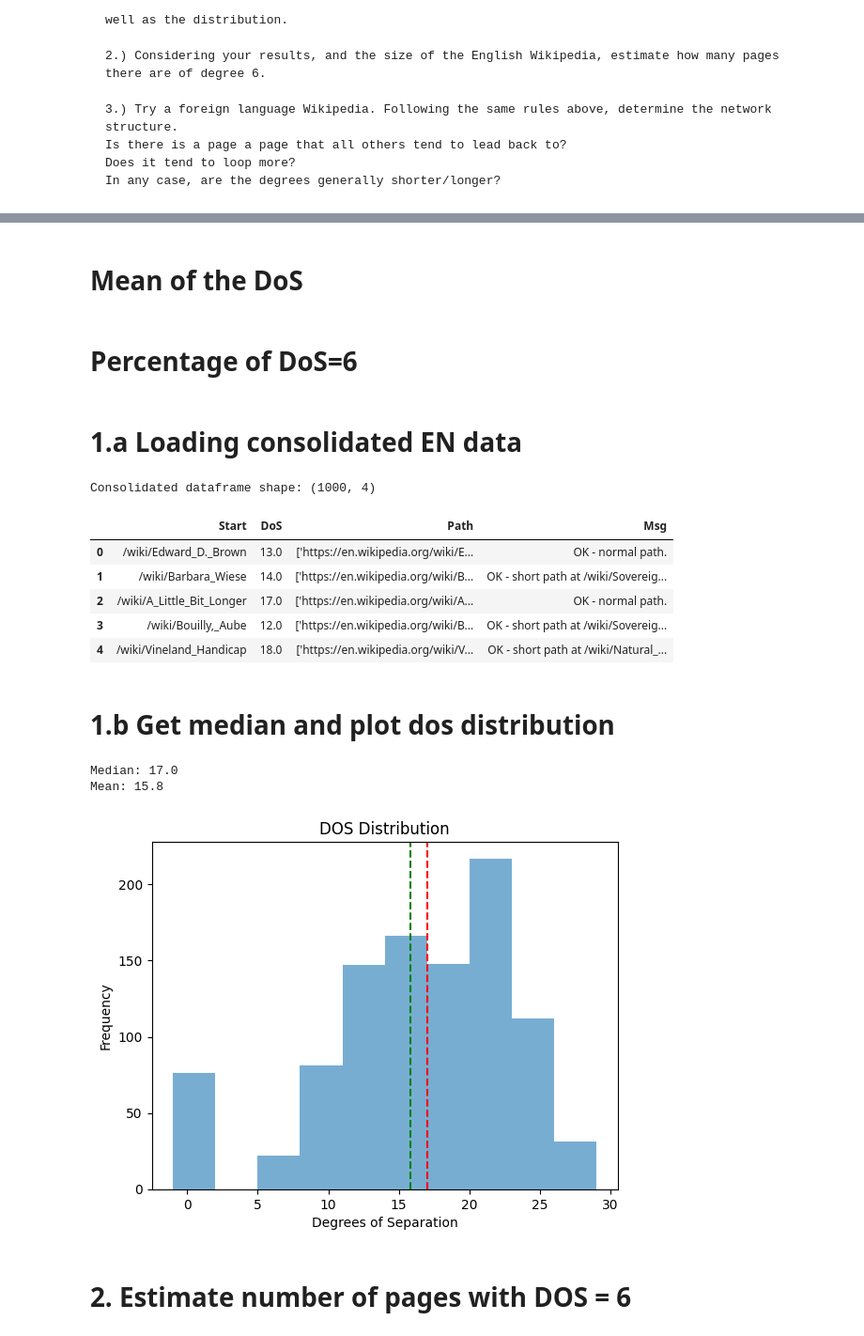
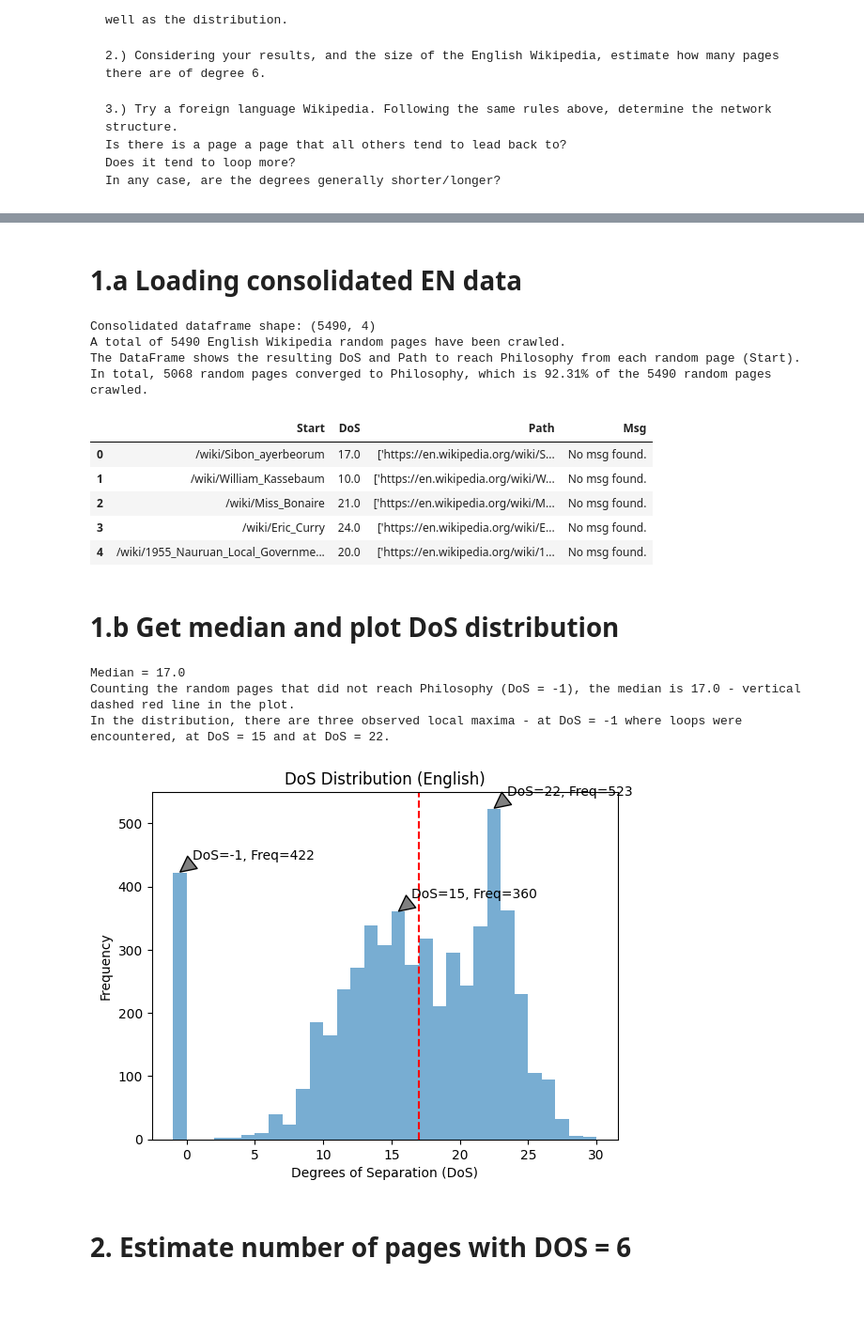
Before and after one commit to jrenzodorado/LT2_DMW_Lab, a Jupyter notebook: Advanced.ipynb, the cells around one changed output, grey strips where cells are left out. Shown at 94% size. Saved outputs shown, nothing was run; the diff lists cells and outputs as text; code cells hidden in the pictures; blank space fills up the shorter version.

Commit message:
multiple changes for Advanced

```diff
--- a/Advanced.ipynb
+++ b/Advanced.ipynb
@@ -46,13 +133,0 @@ def load_data(folder_path):
-# %%
-def plot_dos(df,med, mean):
-    # df['DoS'].plot(kind="hist", bins=20, title = 'DOS Distribution');
-    fig, ax = plt.subplots()
-
-    ax.hist(df['DoS'], alpha = 0.6)
-
-    ax.set_title('DOS Distribution')
-    ax.set_xlabel('Degrees of Separation')
-    ax.set_ylabel('Frequency')
-
-    ax.axvline(med, color='r', linestyle = '--')
-    ax.axvline(mean, color='g', linestyle = '--')
@@ -66,2 +133,0 @@ def get_median(df):
-# %% [markdown]
-# Mean of the DoS
@@ -73,2 +133,0 @@ def get_mean(df):
-# %% [markdown]
-# Percentage of DoS=6
@@ -78,26 +134,39 @@ def get_percentage(df):
 # %% [markdown]
 # 1.a  Loading consolidated EN data
 # %%
-f = ['', '_f', '_val_0514', '_josh_0515']
-en = load_data(f'english_data_advanced/en_conso{f[3]}')
-en.head()
+f = ['', '_f', '_val_0514', '_josh_0515', '_test']
+en = load_data(f'english_data_advanced/en_conso{f[0]}')
+print(f'A total of {en.shape[0]} English Wikipedia random pages have been crawled.')
+print(f'The DataFrame shows the resulting DoS and Path to reach Philosophy from each random page (Start).')
+_, nsuccess, ntotal, p = get_query(en, 'DoS != -1')
+print(f'In total, {nsuccess} random pages converged to Philosophy, which is {p:.2%} of the {ntotal} random pages crawled.')
+display(en.head())
 # %% [output]
-Consolidated dataframe shape: (1000, 4)
+Consolidated dataframe shape: (5490, 4)
+A total of 5490 English Wikipedia random pages have been crawled.
+The DataFrame shows the resulting DoS and Path to reach Philosophy from each random page (Start).
+In total, 5068 random pages converged to Philosophy, which is 92.31% of the 5490 random pages crawled.
 |  | Start | DoS | Path | Msg |
-| 0 | /wiki/Edward_D._Brown | 13.0 | ['https://en.wikipedia.org/wiki/E... | OK - normal path. |
-| 1 | /wiki/Barbara_Wiese | 14.0 | ['https://en.wikipedia.org/wiki/B... | OK - short path at /wiki/Sovereig... |
-| 2 | /wiki/A_Little_Bit_Longer | 17.0 | ['https://en.wikipedia.org/wiki/A... | OK - normal path. |
-| 3 | /wiki/Bouilly,_Aube | 12.0 | ['https://en.wikipedia.org/wiki/B... | OK - short path at /wiki/Sovereig... |
-| 4 | /wiki/Vineland_Handicap | 18.0 | ['https://en.wikipedia.org/wiki/V... | OK - short path at /wiki/Natural_... |
+| 0 | /wiki/Sibon_ayerbeorum | 17.0 | ['https://en.wikipedia.org/wiki/S... | No msg found. |
+| 1 | /wiki/William_Kassebaum | 10.0 | ['https://en.wikipedia.org/wiki/W... | No msg found. |
+| 2 | /wiki/Miss_Bonaire | 21.0 | ['https://en.wikipedia.org/wiki/M... | No msg found. |
+| 3 | /wiki/Eric_Curry | 24.0 | ['https://en.wikipedia.org/wiki/E... | No msg found. |
+| 4 | /wiki/1955_Nauruan_Local_Governme... | 20.0 | ['https://en.wikipedia.org/wiki/1... | No msg found. |
 # %% [markdown]
-# 1.b Get median and plot dos distribution
+# 1.b Get median and plot DoS distribution
 # %%
 
 plot_dos(en, get_median(en), get_mean(en))
+print(f'Median = {get_median(en)}')
+print(f'Counting the random pages that did not reach Philosophy (DoS = -1), '
+      f'the median is {get_median(en)} - vertical dashed red line in the plot.')
+print(f'In the distribution, there are three observed local maxima - '
+      f'at DoS = -1 where loops were encountered, at DoS = 15 and at DoS = 22.')
 # %% [output]
-Median: 17.0
-Mean: 15.8
+Median = 17.0
+Counting the random pages that did not reach Philosophy (DoS = -1), the median is 17.0 - vertical dashed red line in the plot.
+In the distribution, there are three observed local maxima - at DoS = -1 where loops were encountered, at DoS = 15 and at DoS = 22.
-[figure, old version]
+[figure, new version]
 # %% [markdown]
 # 2. Estimate number of pages with DOS = 6
 # %%
```
Also changed, not shown: parts of 20 cells of this notebook, 1 other file.
